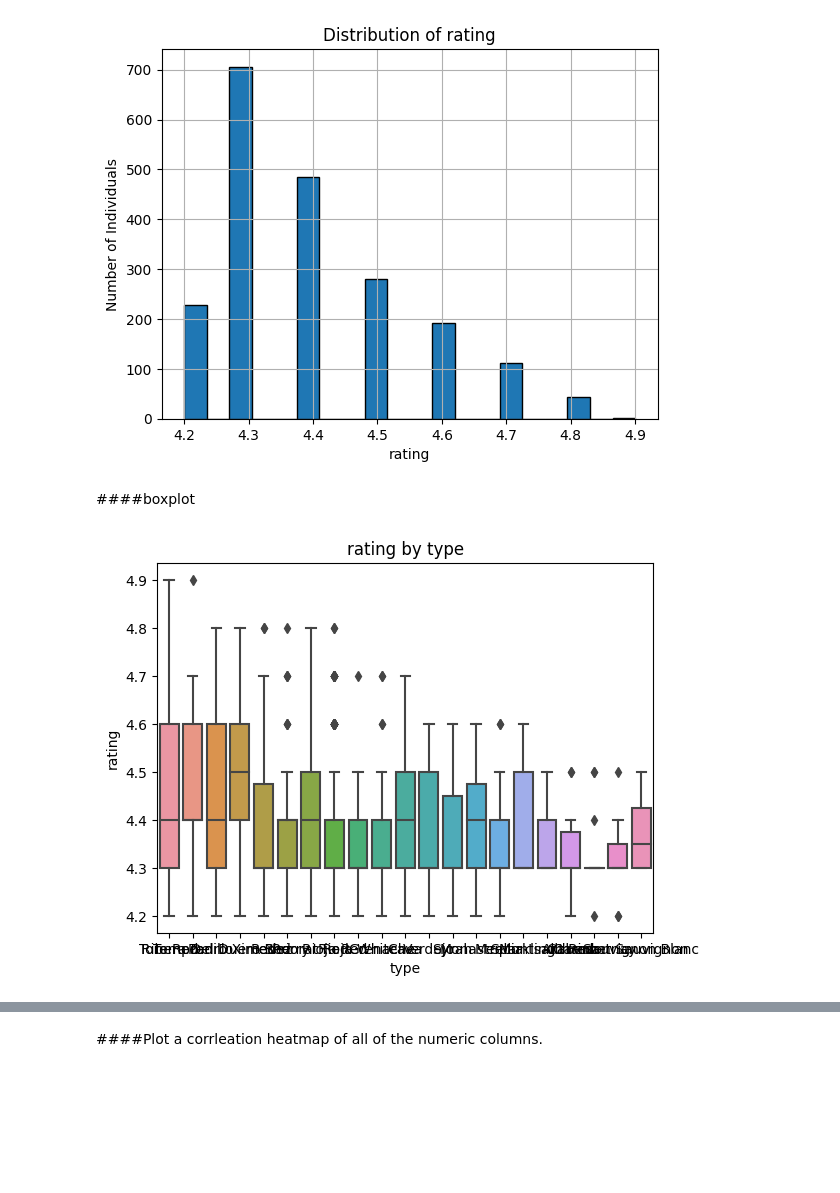
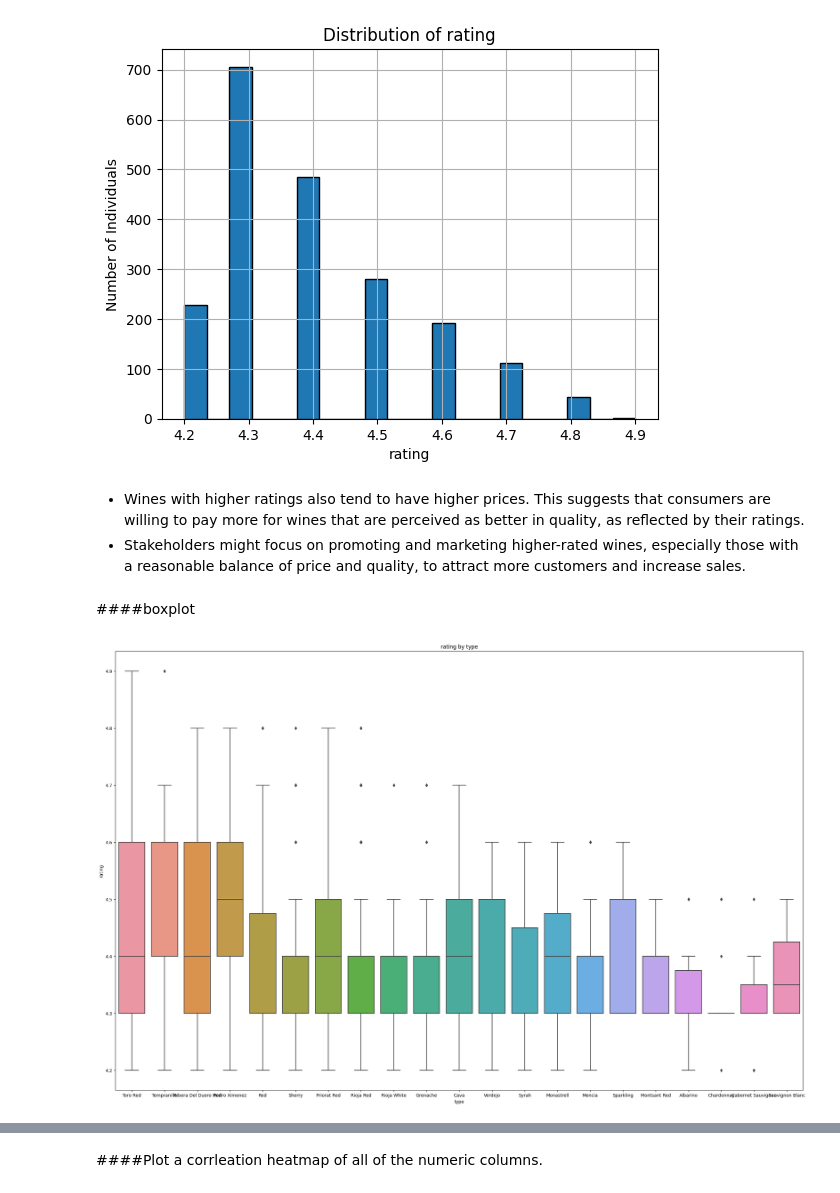
Before and after one commit to uday-routhu/models, a Jupyter notebook: Project_2_Part_1_Core.ipynb, the cells around one changed output, grey strips where cells are left out. Cells and saved outputs as stored; diff of their text form; code cells hidden in the pictures; blank space fills up the shorter version.

```diff
--- a/Project_2_Part_1_Core.ipynb
+++ b/Project_2_Part_1_Core.ipynb
@@ -1633,11 +1686,15 @@ ax.set_xlabel('rating')
 ax.set_ylabel('Number of Individuals');
 # %% [output]
 [figure]
+# %% [markdown]
+- Wines with higher ratings also tend to have higher prices. This suggests that consumers are willing to pay more for wines that are perceived as better in quality, as reflected by their ratings.
+- Stakeholders might focus on promoting and marketing higher-rated wines, especially those with a reasonable balance of price and quality, to attract more customers and increase sales.
 # %% [markdown]
 ####boxplot
 # %%
 # Create the boxplot
+plt.figure(figsize=(28, 18))
 ax = sns.boxplot(x = 'type', y = 'rating', data = df_wine)
 ax.set_title('rating by type');
 # %% [output]
-[figure, old version]
+[figure, new version]
```
Also changed, not shown: parts of 16 cells of this notebook.
